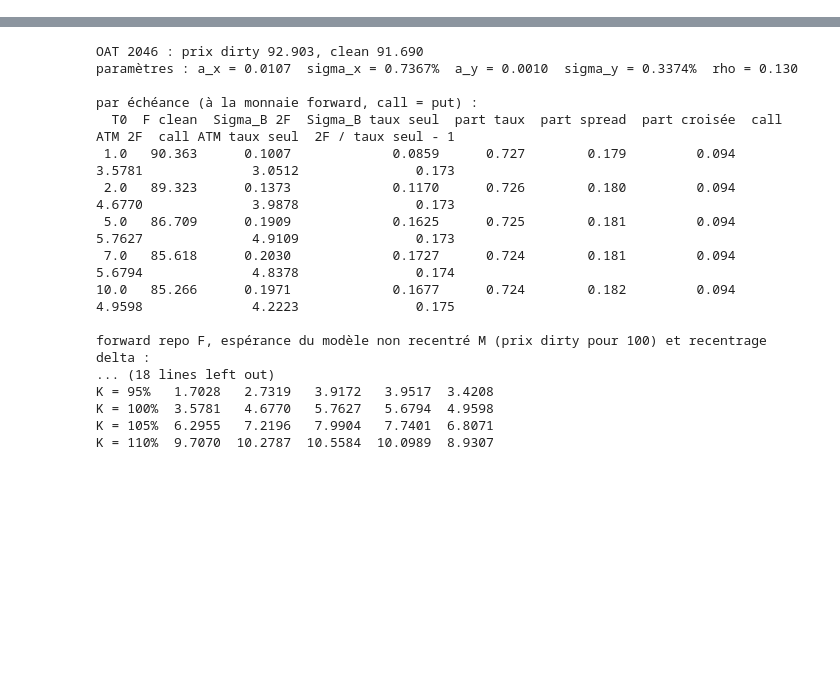
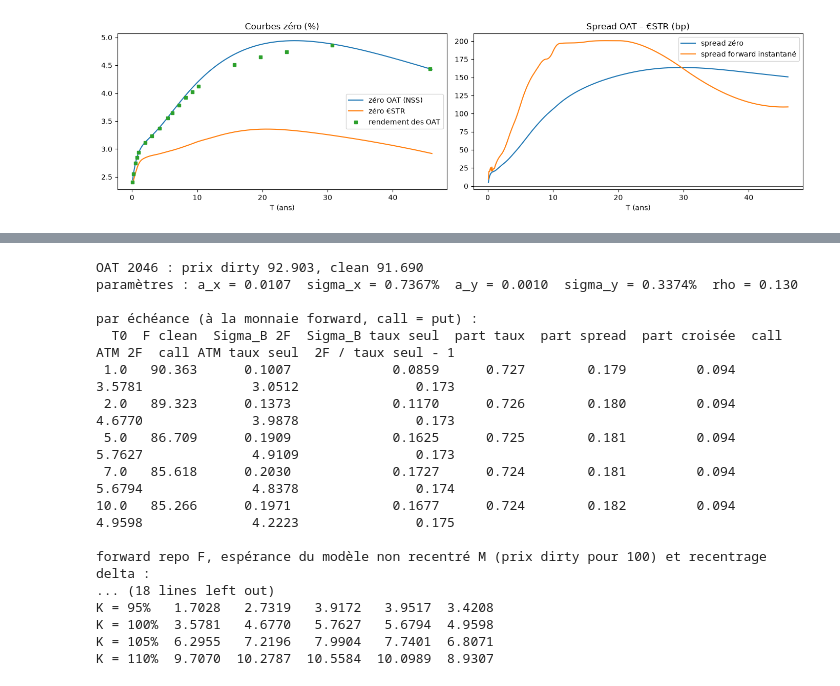
Before and after one commit to alexisdantzikian/BondOptionPricer, a Jupyter notebook: main/oat_option_pricer.ipynb, the cells around one changed output, grey strips where cells are left out. Cells and saved outputs as stored; diff of their text form; code cells hidden in the pictures; blank space fills up the shorter version.

```diff
--- a/main/oat_option_pricer.ipynb
+++ b/main/oat_option_pricer.ipynb
@@ -1989,0 +300,89 @@ Les prix sont exacts (section 7.4) ; l'erreur de l'approximation de Russo et al.
+# %%
+"""
+Obligation à coupons et courbe OAT de Nelson-Siegel-Svensson
+"""
+from scipy.optimize import least_squares
+
+class bond:
+
+    def __init__(self, T, K):
+        self.T, self.K = np.asarray(T, float), np.asarray(K, float)      # dates (années) et montants des flux
+
+    @classmethod
+    def from_dates(cls, coupon, maturity, settle=DATE_VAL):
+        """Coupon annuel aux dates anniversaires de la maturité ; ACT/365 pour les temps, ACT/ACT pour le couru."""
+        dates = [maturity - pd.DateOffset(years=k) for k in range(100) if maturity - pd.DateOffset(years=k) > settle][::-1]
+        prev = maturity - pd.DateOffset(years=len(dates))                # dernier coupon payé
+        T = np.array([(x - settle).days / 365.0 for x in dates])
+        b = cls(T, np.r_[np.full(len(T) - 1, coupon), 1 + coupon])
+        b.coupon, b.T_prev = coupon, (prev - settle).days / 365.0
+        b.accrued = b.accrued_at(0.0)
+        return b
+
+    def accrued_at(self, T0):
+        """Coupon couru en T0 (ACT/ACT)."""
+        dates = np.r_[self.T_prev, self.T]
+        i = np.searchsorted(dates, T0, side="right")
+        return self.coupon * (T0 - dates[i - 1]) / (dates[i] - dates[i - 1])
+
+    def after(self, T0):                                                  # flux strictement postérieurs à T0
+        return bond(self.T[self.T > T0], self.K[self.T > T0])
+
+    def price(self, df):                                                  # prix dirty pour une fonction d'actualisation
+        return np.sum(self.K * df(self.T))
+
+    def ytm(self, dirty):                                                 # rendement actuariel continu
+        return brentq(lambda y: self.price(lambda T: np.exp(-y * T)) - dirty, -0.1, 0.5)
+
+    def duration(self, dirty):                                            # duration de Macaulay
+        return np.sum(self.T * self.K * np.exp(-self.ytm(dirty) * self.T)) / dirty
+
+def nss_zero(T, b):
+    b0, b1, b2, b3, l1, l2 = b
+    T = np.maximum(np.asarray(T, float), 1e-8)
+    e1, e2 = (1 - np.exp(-T / l1)) / (T / l1), (1 - np.exp(-T / l2)) / (T / l2)
+    return b0 + b1 * e1 + b2 * (e1 - np.exp(-T / l1)) + b3 * (e2 - np.exp(-T / l2))
+
+class oat_curve:
+
+    def __init__(self, bonds, dirty):
+        dur = np.array([b.duration(p) for b, p in zip(bonds, dirty)])
+        def residuals(beta):                                              # erreurs de prix / duration ~ erreurs de rendement
+            df = lambda T: np.exp(-nss_zero(T, beta) * T)
+            return [(b.price(df) - p) / (p * d) for b, p, d in zip(bonds, dirty, dur)]
+        self.beta = least_squares(residuals, x0=[0.04, -0.02, 0.0, 0.0, 2.0, 10.0], bounds=([-1, -1, -1, -1, 0.1, 0.5], [1, 1, 1, 1, 10, 50])).x
+
+    def zero(self, T):
+        return nss_zero(T, self.beta)
+
+    def df(self, T):
+        return np.exp(-self.zero(T) * np.asarray(T, float))
+
+    def fwd(self, T, h=1e-5):
+        return -(np.log(self.df(T + h)) - np.log(self.df(T - h))) / (2 * h)
+
+oat["bond"] = [bond.from_dates(c, m) for c, m in zip(oat["coupon"], oat["maturity"])]
+oat["dirty"] = oat["clean"] + [b.accrued * 100 for b in oat["bond"]]
+risky = oat_curve(oat["bond"].tolist(), (oat["dirty"] / 100).values)
+oat["ytm"] = [b.ytm(p / 100) for b, p in zip(oat["bond"], oat["dirty"])]
+oat["résidu (bp)"] = [(b.ytm(b.price(risky.df)) - y) * 1e4 for b, y in zip(oat["bond"], oat["ytm"])]
+print(oat.assign(maturité=oat["maturity"].dt.date, coupon=oat["coupon"] * 100)[["isin", "maturité", "coupon", "clean", "résidu (bp)"]]
+      .round({"coupon": 2, "clean": 3, "résidu (bp)": 1}).to_string(index=False))
+print(f"erreur quadratique moyenne : {np.sqrt(np.mean(oat['résidu (bp)']**2)):.1f} bp de rendement")
+
+ISIN_SJ = "FR0014015MU5"                                                   # OAT 4,10 % 25/05/2046
+oat46 = oat.loc[oat["isin"] == ISIN_SJ, "bond"].iloc[0]
+dirty46 = oat.loc[oat["isin"] == ISIN_SJ, "dirty"].iloc[0] / 100
+ECHEANCES = [1.0, 2.0, 5.0, 7.0, 10.0]
+print(f"sous-jacent : OAT 4,10 % 25/05/2046, maturité {oat46.T[-1]:.1f} ans, prix dirty {dirty46 * 100:.3f}, "
+      f"résidu {oat.loc[oat['isin'] == ISIN_SJ, 'résidu (bp)'].iloc[0]:+.1f} bp")
+
+T = np.linspace(0.1, 46, 500)
+fig, ax = plt.subplots(1, 2, figsize=(14, 4))
+ax[0].plot(T, risky.zero(T) * 100, label="zéro OAT (NSS)"); ax[0].plot(T, curve.zero(T) * 100, label="zéro €STR")
+ax[0].plot(oat["bond"].map(lambda b: b.T[-1]), oat["ytm"] * 100, "s", ms=4, label="rendement des OAT"); ax[0].legend(); ax[0].set_title("Courbes zéro (%)"); ax[0].set_xlabel("T (ans)")
+ax[1].plot(T, (risky.zero(T) - curve.zero(T)) * 1e4, label="spread zéro")
+ax[1].plot(T, (risky.fwd(T) - curve.fwd(T)) * 1e4, label="spread forward instantané"); ax[1].axhline(0, color="k", lw=0.5)
+ax[1].legend(); ax[1].set_title("Spread OAT – €STR (bp)"); ax[1].set_xlabel("T (ans)")
+plt.tight_layout(); plt.show()
+# %% [output]
@@ -1989,0 +406 @@ Les prix sont exacts (section 7.4) ; l'erreur de l'approximation de Russo et al.
+[figure, added]
```
Also changed, not shown: parts of 72 cells of this notebook, 1 other file.
